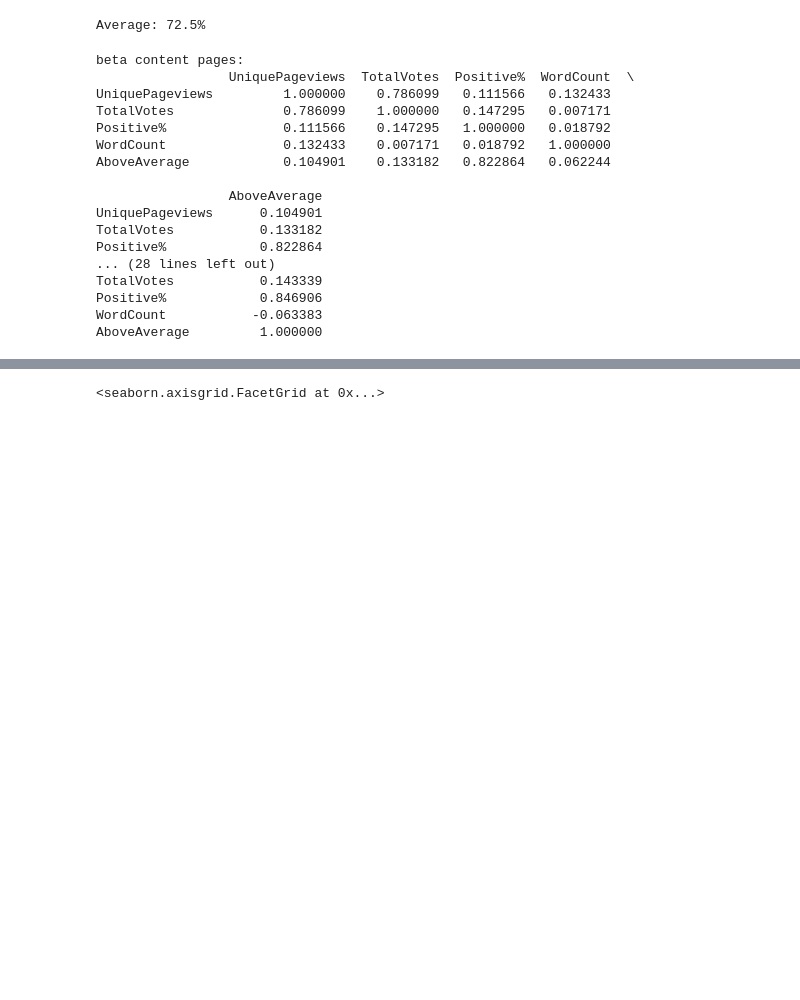
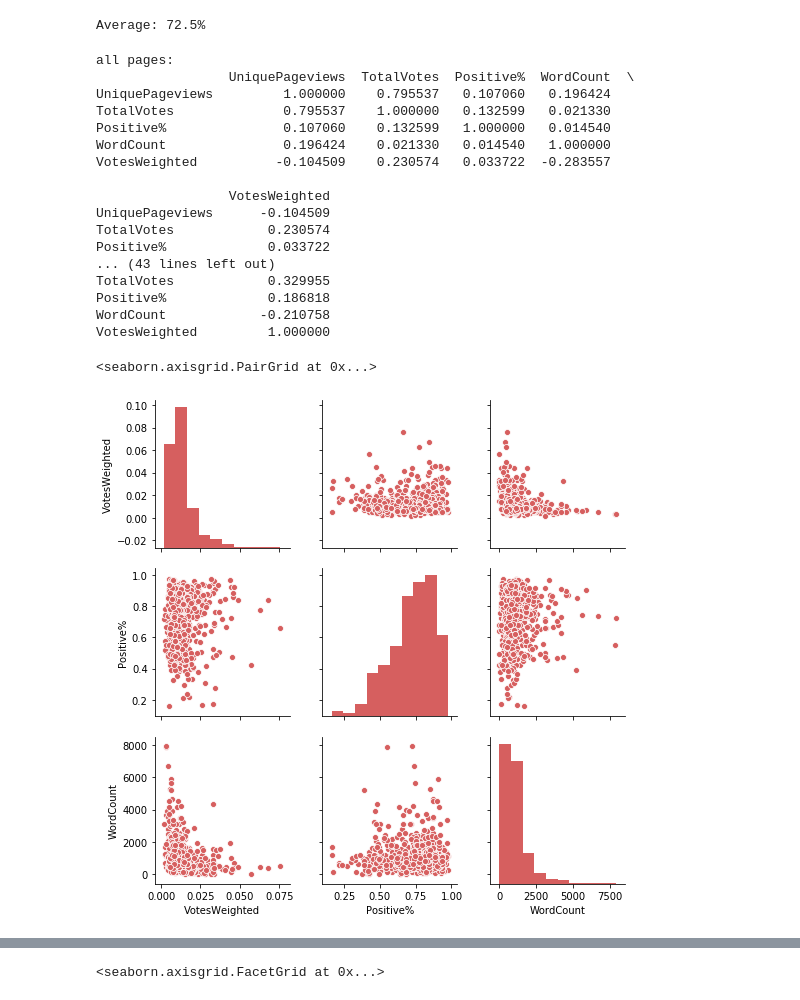
Before and after one commit to MrAlecJohnson/text_analysis, a Jupyter notebook: word_count_analysis.ipynb, the cells around one changed output, grey strips where cells are left out. Saved outputs shown, nothing was run; the diff lists cells and outputs as text; code cells hidden in the pictures; blank space fills up the shorter version.

```diff
--- a/word_count_analysis.ipynb
+++ b/word_count_analysis.ipynb
@@ -9,33 +9,43 @@ df = pd.read_csv('pagedata.csv')
 df.drop(['NoVotes', 'YesVotes'], axis = 1, inplace = True)
 # %%
 average = df['Positive%'].mean()
-df['AboveAverage'] = df['Positive%'] > average
+df['AboveAverage'] = df['Positive%'] >= average
+df['Quality'] = pd.qcut(df['Positive%'], 4,
+                        labels=["Worst", "Below average", "Above average", "Best"])
+df['VotesWeighted'] = df['TotalVotes']/df['UniquePageviews']
 print('Average: ', round(100*average,1), '%', sep = '')
 # %% [output]
 Average: 72.5%
 # %%
-correlation_beta = df[df['Template'] == 'BetaContentPage'].corr()
-correlation_old = df[df['Template'] == 'AdviceguidePage'].corr()
-correlation_benefits = df[df['Page'].str.startswith('/benefits/')].corr()
+cols = ['UniquePageviews', 'TotalVotes', 'Positive%', 'WordCount', 'VotesWeighted']
+correlation_beta = df[cols][df['Template'] == 'BetaContentPage'].corr()
+correlation_old = df[cols][df['Template'] == 'AdviceguidePage'].corr()
+correlation_benefits = df[cols][df['Page'].str.startswith('/benefits/')].corr()
 
+print('all pages:', df[cols].corr(), sep = '\n', end = '\n\n')
 print('beta content pages:', correlation_beta, sep = '\n', end = '\n\n')
 print('old content pages:', correlation_old, sep = '\n', end = '\n\n')
 print('benefits section (all templates):', correlation_benefits, sep = '\n', end = '\n')
 # %% [output]
-beta content pages:
+all pages:
                  UniquePageviews  TotalVotes  Positive%  WordCount  \
-UniquePageviews         1.000000    0.786099   0.111566   0.132433
-TotalVotes              0.786099    1.000000   0.147295   0.007171
-Positive%               0.111566    0.147295   1.000000   0.018792
-WordCount               0.132433    0.007171   0.018792   1.000000
-AboveAverage            0.104901    0.133182   0.822864   0.062244
+UniquePageviews         1.000000    0.795537   0.107060   0.196424
+TotalVotes              0.795537    1.000000   0.132599   0.021330
+Positive%               0.107060    0.132599   1.000000   0.014540
+WordCount               0.196424    0.021330   0.014540   1.000000
+VotesWeighted          -0.104509    0.230574   0.033722  -0.283557
 
-                 AboveAverage
-UniquePageviews      0.104901
-TotalVotes           0.133182
-Positive%            0.822864
-... (28 lines left out)
-TotalVotes           0.143339
-Positive%            0.846906
-WordCount           -0.063383
-AboveAverage         1.000000
+                 VotesWeighted
+UniquePageviews      -0.104509
+TotalVotes            0.230574
+Positive%             0.033722
+... (43 lines left out)
+TotalVotes            0.329955
+Positive%             0.186818
+WordCount            -0.210758
+VotesWeighted         1.000000
+# %%
+sns.pairplot(data=df[['VotesWeighted', 'Positive%', 'WordCount']])
+# %% [output]
+<seaborn.axisgrid.PairGrid at 0x...>
+[figure, added]
```
Also changed, not shown: parts of 3 cells of this notebook.
